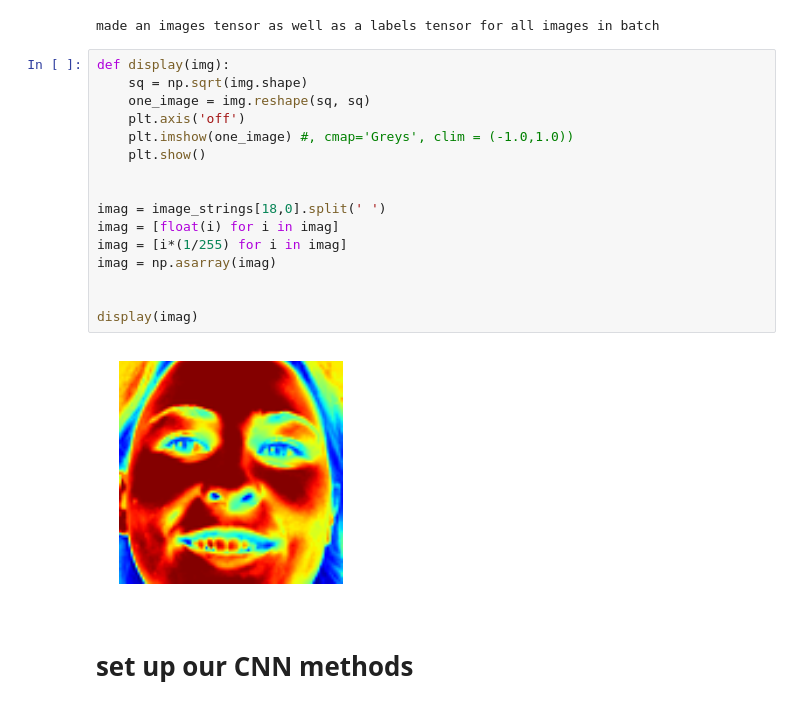
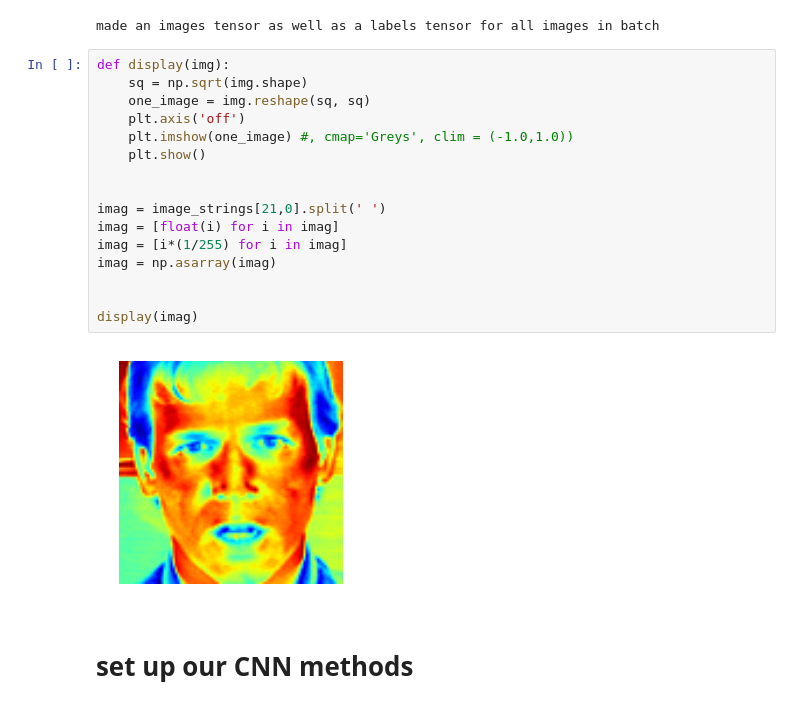
Before and after one commit to rikkitikkitumbo/Kaggle-Face-Recognition, a Jupyter notebook: code.ipynb, the cells around one changed output. Cells and saved outputs as stored; diff of their text form.

```diff
--- a/code.ipynb
+++ b/code.ipynb
@@ -45,21 +49,21 @@ made an images tensor as well as a labels tensor for all images in batch
 # %%
 def display(img):
     sq = np.sqrt(img.shape)
     one_image = img.reshape(sq, sq)
     plt.axis('off')
     plt.imshow(one_image) #, cmap='Greys', clim = (-1.0,1.0))
     plt.show()
 
 
-imag = image_strings[18,0].split(' ')
+imag = image_strings[21,0].split(' ')
 imag = [float(i) for i in imag]
 imag = [i*(1/255) for i in imag]
 imag = np.asarray(imag)
 
 
 display(imag)
 # %% [output]
-[figure, old version]
+[figure, new version]
 # %% [markdown]
 # set up our CNN methods
 # %%
```
Also changed, not shown: parts of 2 cells of this notebook.
